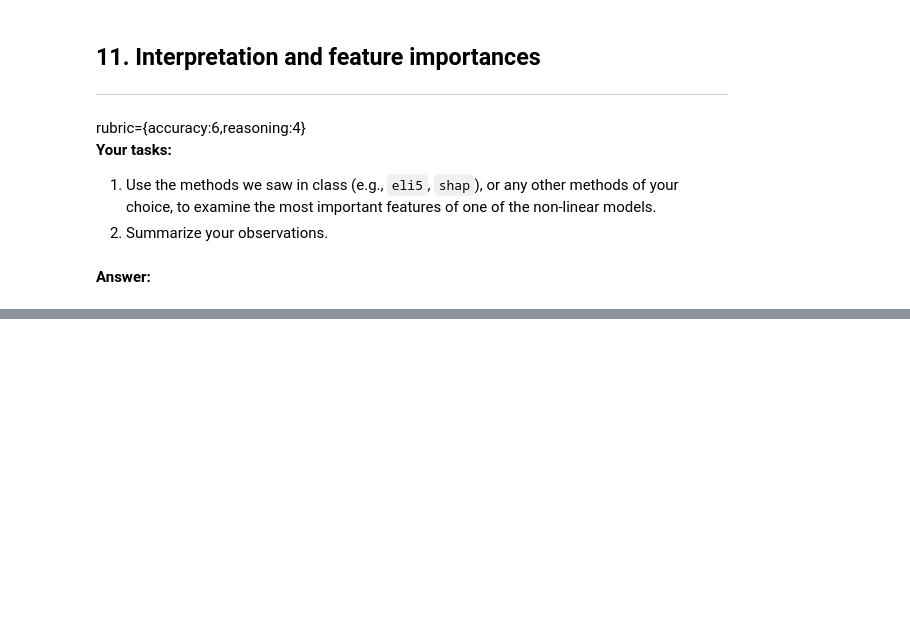
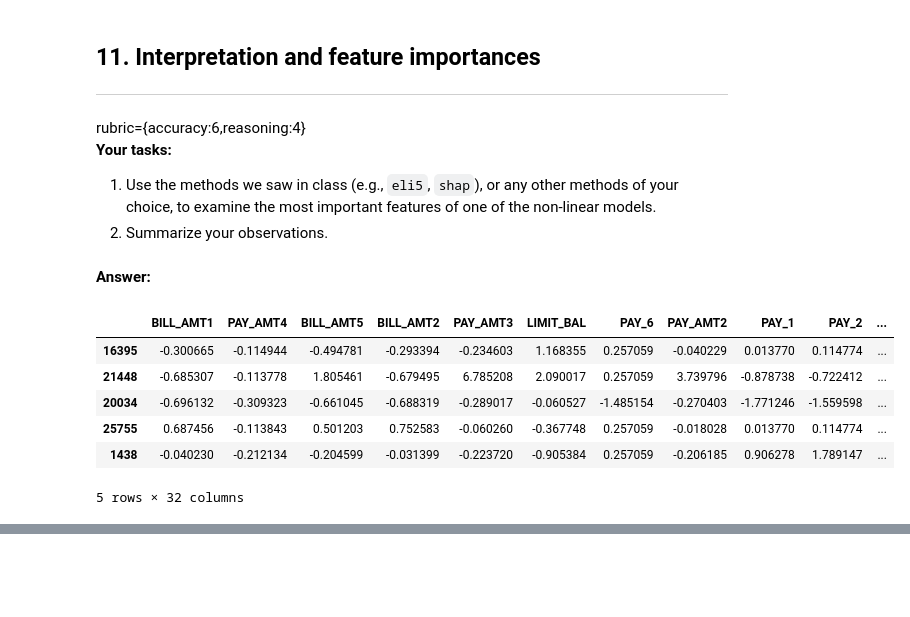
Before and after one commit to nobbynguyen/573Lab4_Classification_Group-GSN, a Jupyter notebook: lab4.ipynb, the cells around one changed output, grey strips where cells are left out. Drawn from its saved outputs; the diff is of its cells as text; code cells hidden in the pictures; blank space fills up the shorter version.

```diff
--- a/lab4.ipynb
+++ b/lab4.ipynb
@@ -744,0 +755,15 @@ import shap
+# %%
+X_train_enc = pd.DataFrame(
+    data=preprocessor.transform(X_train),
+    columns=feature_names,
+    index=X_train.index,
+)
+X_train_enc.head()
+# %% [output]
+|  | BILL_AMT1 | PAY_AMT4 | BILL_AMT5 | BILL_AMT2 | PAY_AMT3 | LIMIT_BAL | PAY_6 | PAY_AMT2 | PAY_1 | PAY_2 | ... |
+| 16395 | -0.300665 | -0.114944 | -0.494781 | -0.293394 | -0.234603 | 1.168355 | 0.257059 | -0.040229 | 0.013770 | 0.114774 | ... |
+| 21448 | -0.685307 | -0.113778 | 1.805461 | -0.679495 | 6.785208 | 2.090017 | 0.257059 | 3.739796 | -0.878738 | -0.722412 | ... |
+| 20034 | -0.696132 | -0.309323 | -0.661045 | -0.688319 | -0.289017 | -0.060527 | -1.485154 | -0.270403 | -1.771246 | -1.559598 | ... |
+| 25755 | 0.687456 | -0.113843 | 0.501203 | 0.752583 | -0.060260 | -0.367748 | 0.257059 | -0.018028 | 0.013770 | 0.114774 | ... |
+| 1438 | -0.040230 | -0.212134 | -0.204599 | -0.031399 | -0.223720 | -0.905384 | 0.257059 | -0.206185 | 0.906278 | 1.789147 | ... |
+5 rows × 32 columns
```
Also changed, not shown: parts of 32 cells of this notebook.
